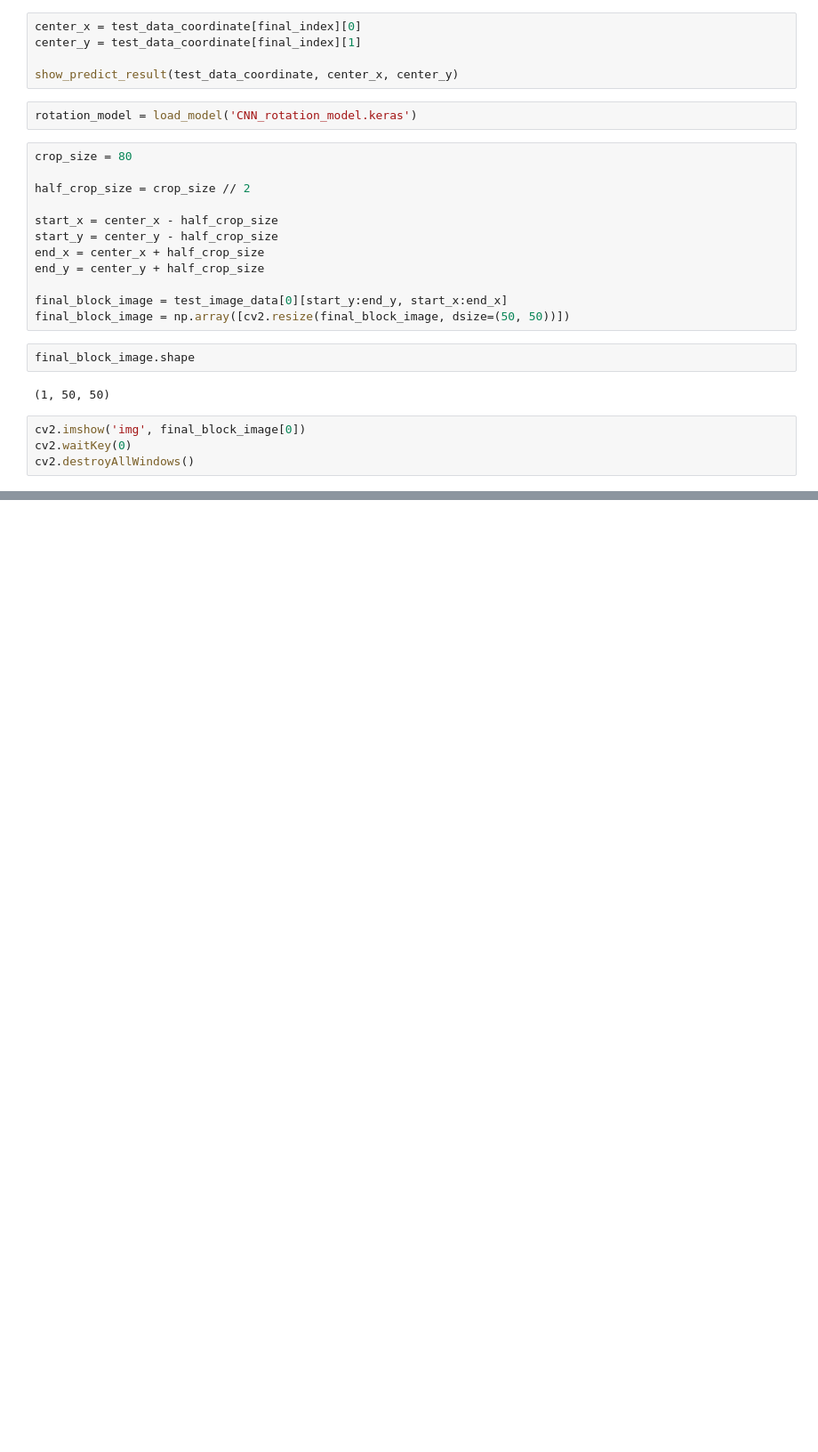
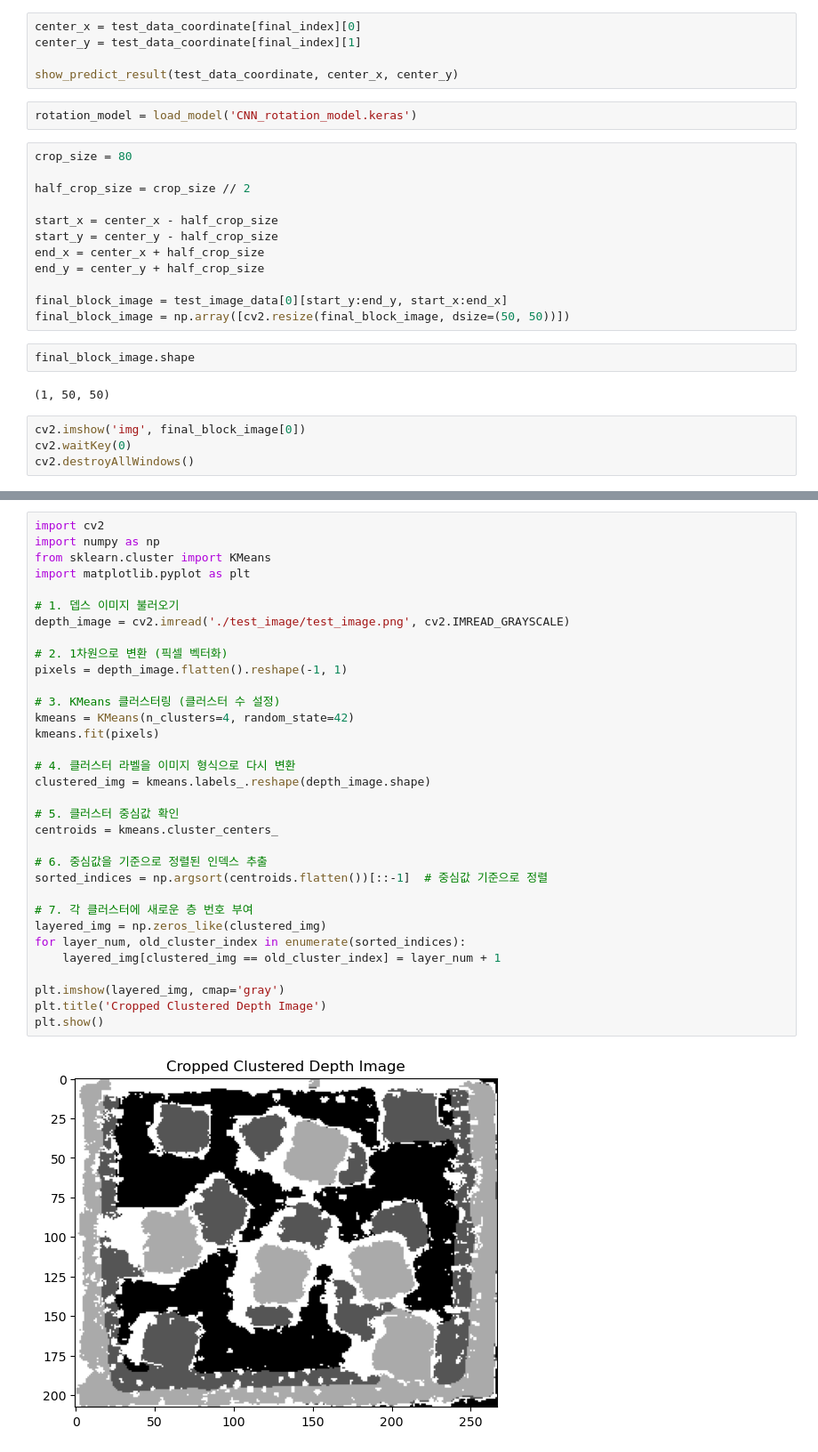
Before and after one commit to leessjn/kaistrne, a Jupyter notebook: CNN_project.ipynb, the cells around one changed output, grey strips where cells are left out. Shown: that part at 89% size. Cells and saved outputs as stored; diff of their text form; blank space fills up the shorter version.

Commit message:
Add files via upload
클러스터링으로 층수 예측 포함

```diff
--- a/CNN_project.ipynb
+++ b/CNN_project.ipynb
@@ -133 +133,36 @@ rotation_pred
 0
+# %%
+import cv2
+import numpy as np
+from sklearn.cluster import KMeans
+import matplotlib.pyplot as plt
+
+# 1. 뎁스 이미지 불러오기
+depth_image = cv2.imread('./test_image/test_image.png', cv2.IMREAD_GRAYSCALE)
+
+# 2. 1차원으로 변환 (픽셀 벡터화)
+pixels = depth_image.flatten().reshape(-1, 1)
+
+# 3. KMeans 클러스터링 (클러스터 수 설정)
+kmeans = KMeans(n_clusters=4, random_state=42)
+kmeans.fit(pixels)
+
+# 4. 클러스터 라벨을 이미지 형식으로 다시 변환
+clustered_img = kmeans.labels_.reshape(depth_image.shape)
+
+# 5. 클러스터 중심값 확인
+centroids = kmeans.cluster_centers_
+
+# 6. 중심값을 기준으로 정렬된 인덱스 추출
+sorted_indices = np.argsort(centroids.flatten())[::-1]  # 중심값 기준으로 정렬
+
+# 7. 각 클러스터에 새로운 층 번호 부여
+layered_img = np.zeros_like(clustered_img)
+for layer_num, old_cluster_index in enumerate(sorted_indices):
+    layered_img[clustered_img == old_cluster_index] = layer_num + 1
+
+plt.imshow(layered_img, cmap='gray')
+plt.title('Cropped Clustered Depth Image')
+plt.show()
+# %% [output]
+[figure, added]
```
Also changed, not shown: parts of 7 cells of this notebook.
